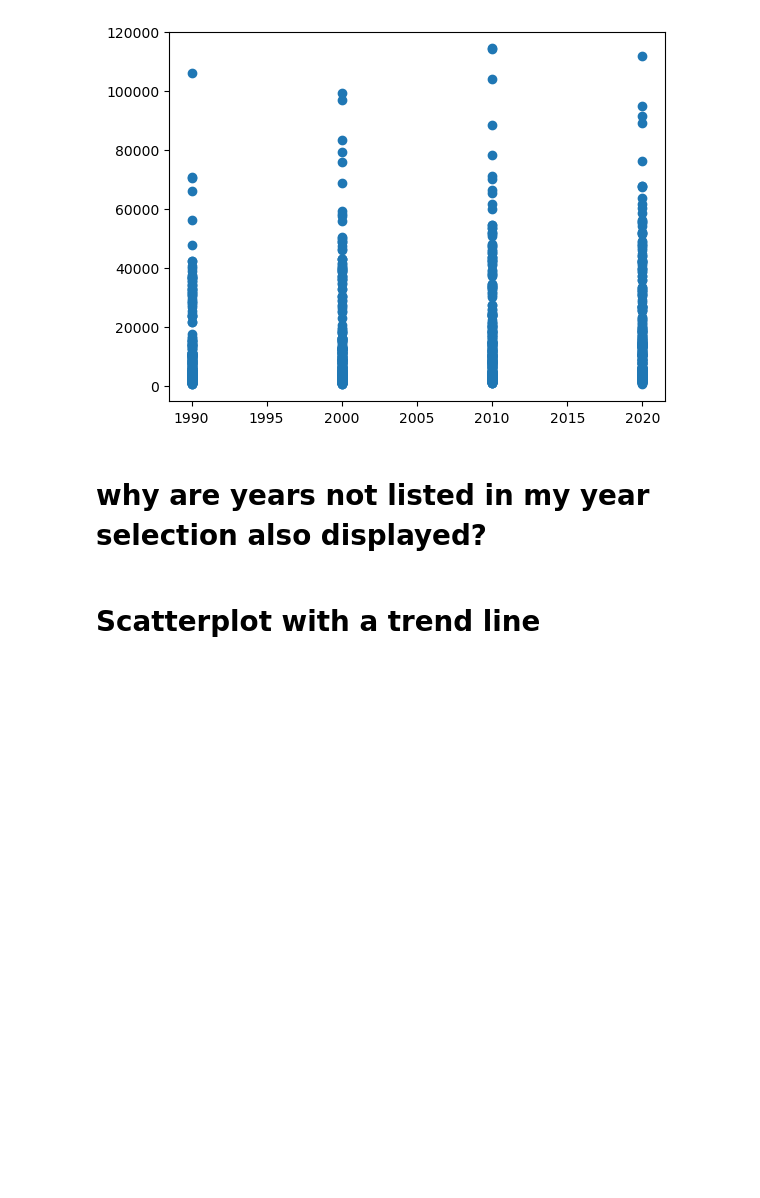
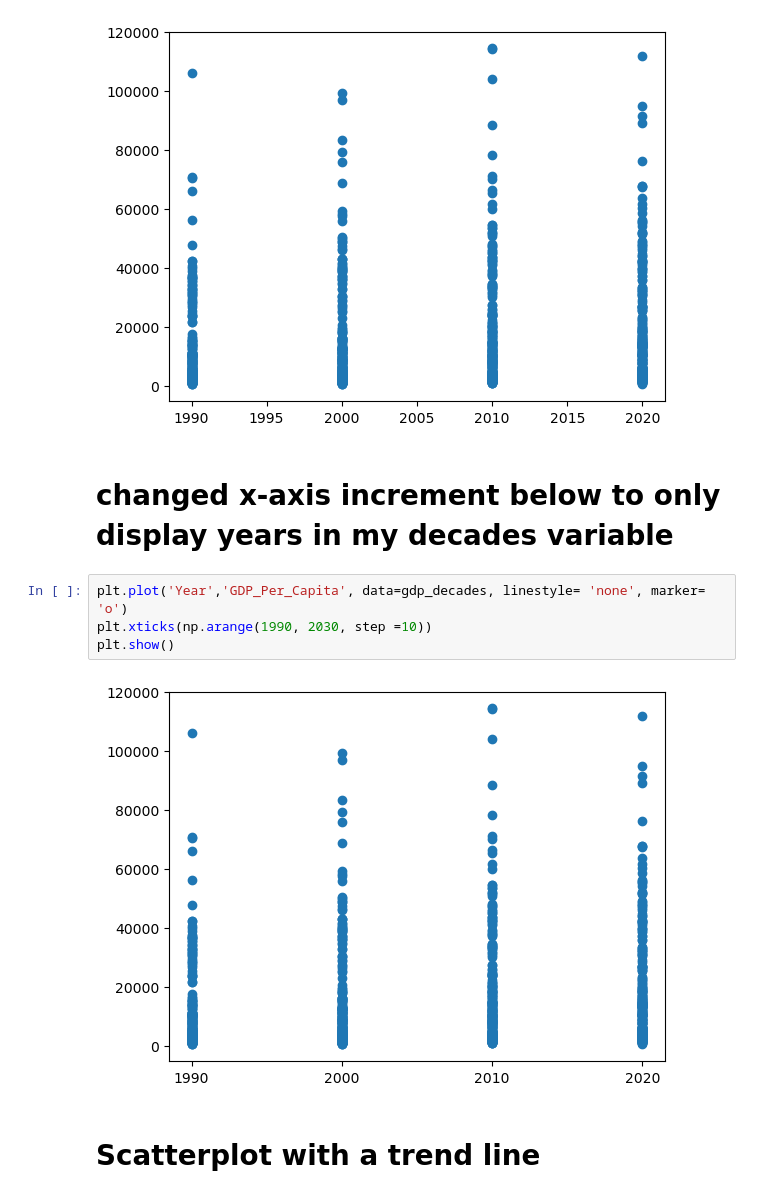
Before and after one commit to NSS-Data-Analytics-Cohort-11/undata-rneyin, a Jupyter notebook: notebook/UN_da11_rn.ipynb, the cells around one changed output. Drawn from its saved outputs; the diff is of its cells as text; blank space fills up the shorter version.

```diff
--- a/notebook/UN_da11_rn.ipynb
+++ b/notebook/UN_da11_rn.ipynb
@@ -267,8 +276,14 @@ plt.scatter(gdp_decades.Year,gdp_decades.GDP_Per_Capita)
 # %% [output]
 <matplotlib.collections.PathCollection at 0x...>
 [figure]
-# %% [markdown]
-# why are years not listed in my year selection also displayed?
+# %% [markdown]
+# changed x-axis increment below to only display years in my decades variable
+# %%
+plt.plot('Year','GDP_Per_Capita', data=gdp_decades, linestyle= 'none', marker= 'o')
+plt.xticks(np.arange(1990, 2030, step =10))
+plt.show()
+# %% [output]
+[figure, added]
 # %% [markdown]
 # Scatterplot with a trend line
 # %%
```
Also changed, not shown: parts of 36 cells of this notebook.
